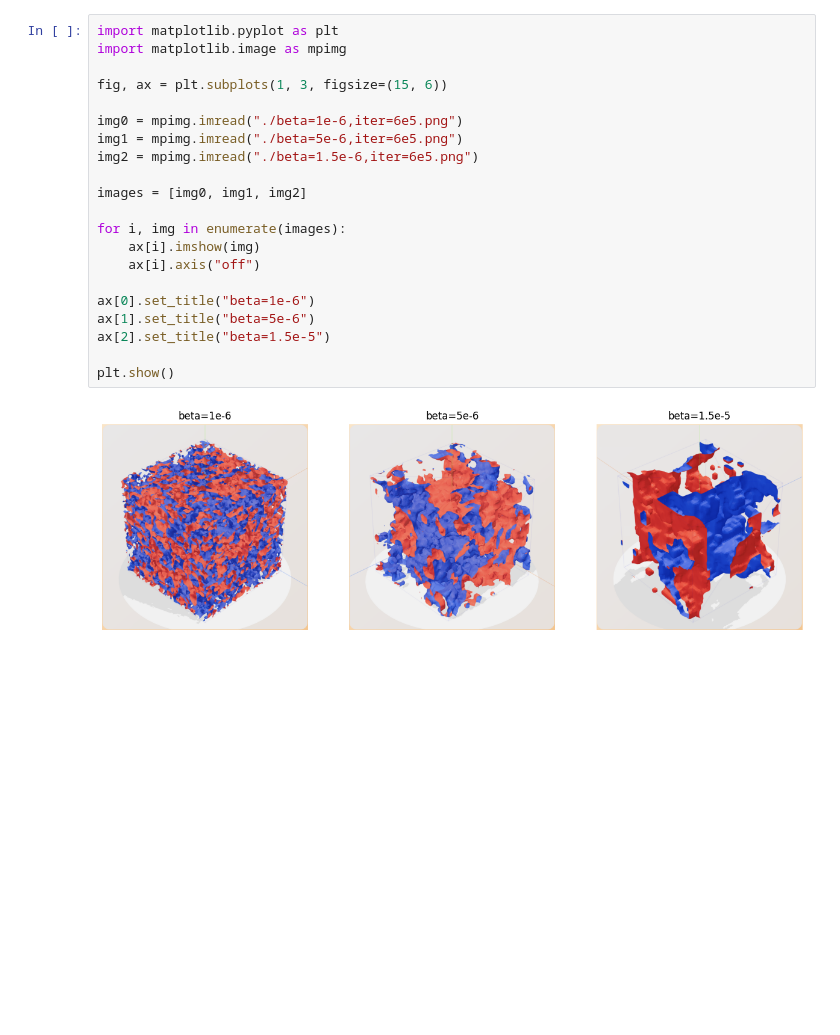
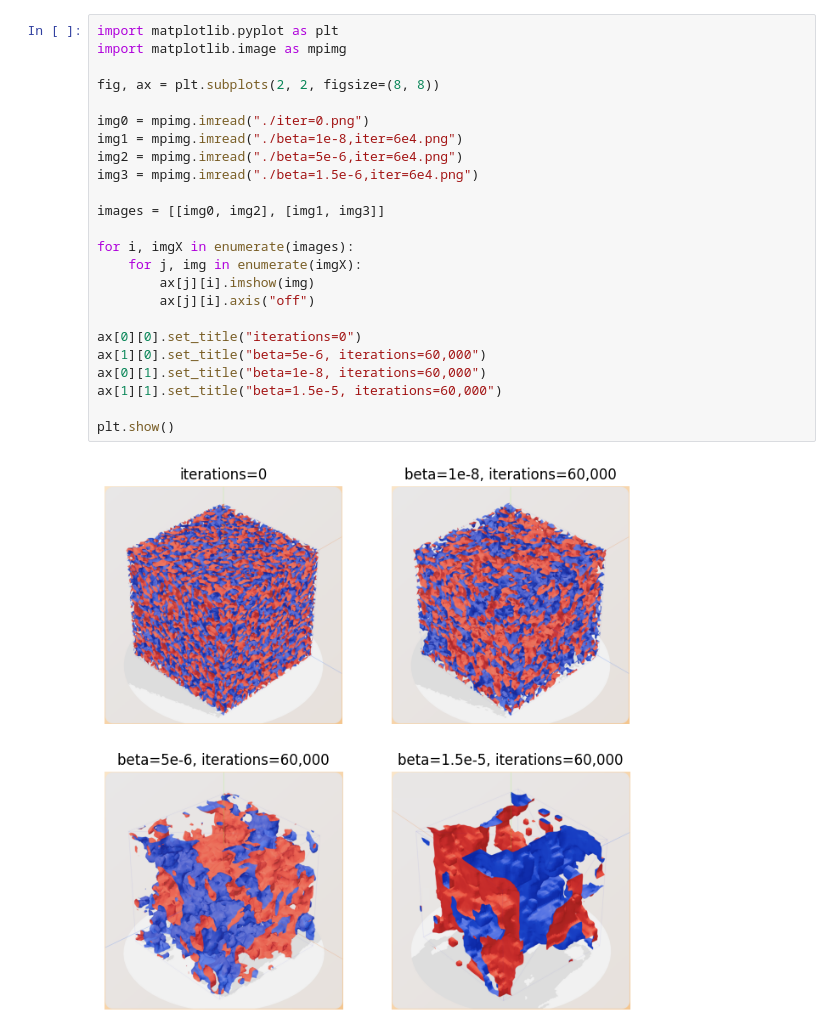
Before and after one commit to yustarandomname/territories-in-three-dimensions, a Jupyter notebook: plot-data/image.ipynb, the cells around one changed output. Cells and saved outputs as stored; diff of their text form; blank space fills up the shorter version.

```diff
--- a/plot-data/image.ipynb
+++ b/plot-data/image.ipynb
@@ -1,23 +1,26 @@
 # %%
 import matplotlib.pyplot as plt
 import matplotlib.image as mpimg
 
-fig, ax = plt.subplots(1, 3, figsize=(15, 6))
+fig, ax = plt.subplots(2, 2, figsize=(8, 8))
 
-img0 = mpimg.imread("./beta=1e-6,iter=6e5.png")
-img1 = mpimg.imread("./beta=5e-6,iter=6e5.png")
-img2 = mpimg.imread("./beta=1.5e-6,iter=6e5.png")
+img0 = mpimg.imread("./iter=0.png")
+img1 = mpimg.imread("./beta=1e-8,iter=6e4.png")
+img2 = mpimg.imread("./beta=5e-6,iter=6e4.png")
+img3 = mpimg.imread("./beta=1.5e-6,iter=6e4.png")
 
-images = [img0, img1, img2]
+images = [[img0, img2], [img1, img3]]
 
-for i, img in enumerate(images):
-    ax[i].imshow(img)
-    ax[i].axis("off")
+for i, imgX in enumerate(images):
+    for j, img in enumerate(imgX):
+        ax[j][i].imshow(img)
+        ax[j][i].axis("off")
 
-ax[0].set_title("beta=1e-6")
-ax[1].set_title("beta=5e-6")
-ax[2].set_title("beta=1.5e-5")
+ax[0][0].set_title("iterations=0")
+ax[1][0].set_title("beta=5e-6, iterations=60,000")
+ax[0][1].set_title("beta=1e-8, iterations=60,000")
+ax[1][1].set_title("beta=1.5e-5, iterations=60,000")
 
 plt.show()
 # %% [output]
-[figure, old version]
+[figure, new version]
```
Also changed, not shown: 14 other files.
